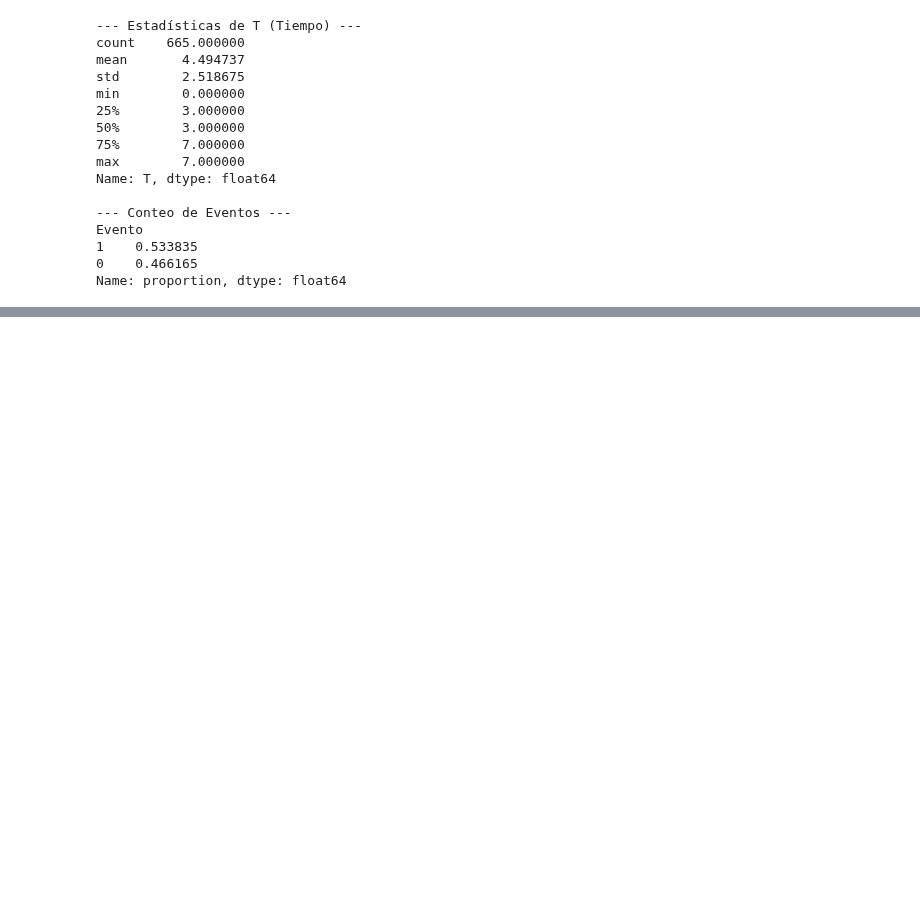
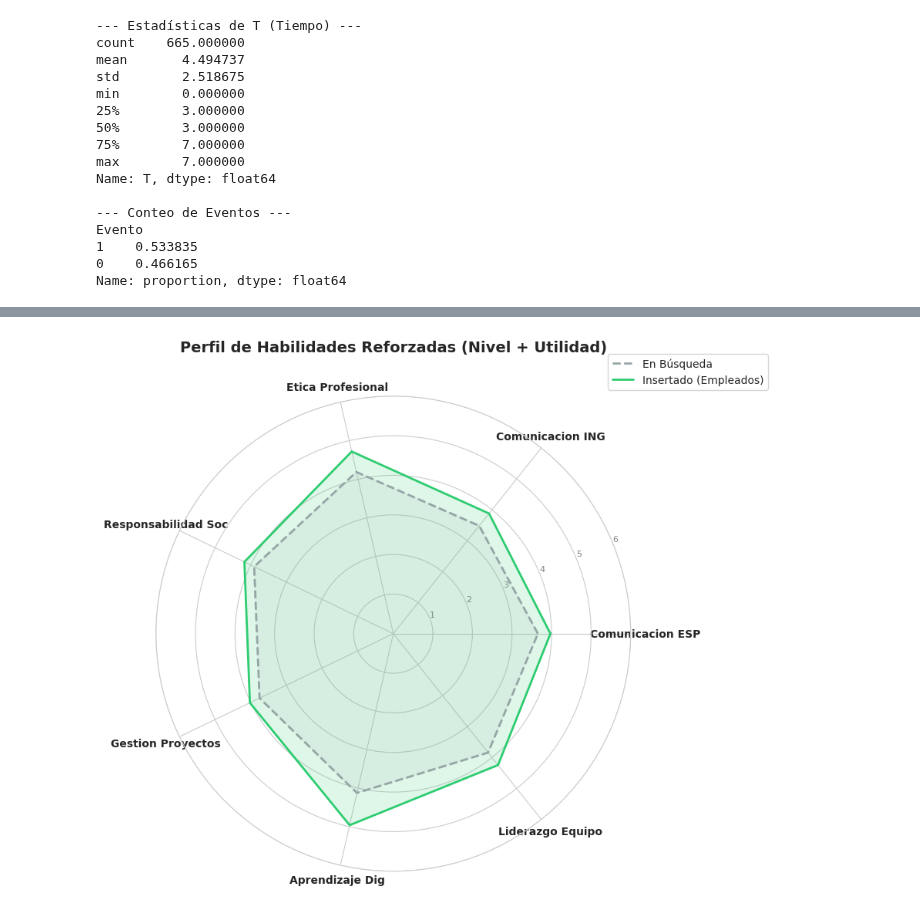
Before and after one commit to Pinkylml/TIC-v3, a Jupyter notebook: 02_Data_Understanding/02_analisis_descriptivo.ipynb, the cells around one changed output, grey strips where cells are left out. Saved outputs shown, nothing was run; the diff lists cells and outputs as text; code cells hidden in the pictures; blank space fills up the shorter version.

```diff
--- a/02_Data_Understanding/02_analisis_descriptivo.ipynb
+++ b/02_Data_Understanding/02_analisis_descriptivo.ipynb
@@ -1070,0 +1212,43 @@ print(df_base[['Carrera_Raw', 'T', 'Evento', 'Texto_Relevantes_6_1']].head())
+# %%
+import numpy as np
+import matplotlib.pyplot as plt
+# ==============================================================================
+# GRÁFICO DE RADAR: PERFIL REFORZADO (ESCALA 0 a 6)
+# ==============================================================================
+# 1. Preparar datos
+# cols_s viene del bloque anterior
+df_radar = df_final.groupby('Evento')[cols_s].mean()
+# Etiquetas limpias
+labels = [c.replace('S_', '').replace('_', ' ') for c in cols_s]
+num_vars = len(labels)
+# 2. Configurar Ángulos
+angles = np.linspace(0, 2 * np.pi, num_vars, endpoint=False).tolist()
+angles += angles[:1] # Cerrar el círculo
+# 3. Datos por Grupo
+# Grupo 0: Buscando
+values_0 = df_radar.loc[0].tolist()
+values_0 += values_0[:1]
+# Grupo 1: Insertado
+values_1 = df_radar.loc[1].tolist()
+values_1 += values_1[:1]
+# 4. Plot Polar
+fig, ax = plt.subplots(figsize=(8, 8), subplot_kw=dict(polar=True))
+# Dibujar Grupo 0
+ax.plot(angles, values_0, color='#95a5a6', linewidth=2, linestyle='--', label='En Búsqueda')
+ax.fill(angles, values_0, color='#95a5a6', alpha=0.1)
+# Dibujar Grupo 1
+ax.plot(angles, values_1, color='#2ecc71', linewidth=2, label='Insertado (Empleados)')
+ax.fill(angles, values_1, color='#2ecc71', alpha=0.15)
+# Ajustes de Escala (IMPORTANTE: 0 a 6 por el refuerzo)
+ax.set_ylim(0, 6)
+ax.set_yticks([1, 2, 3, 4, 5, 6])
+ax.set_yticklabels(['1', '2', '3', '4', '5', '6'], color="grey", size=8)
+# Etiquetas de Ejes
+ax.set_xticks(angles[:-1])
+ax.set_xticklabels(labels, size=10, fontweight='bold')
+# Título y Leyenda
+plt.title('Perfil de Habilidades Reforzadas (Nivel + Utilidad)', y=1.08, fontweight='bold', fontsize=14)
+plt.legend(loc='upper right', bbox_to_anchor=(1.3, 1.1))
+plt.show()
+# %% [output]
+[figure, added]
```
Also changed, not shown: parts of 8 cells of this notebook, 3 other files.
